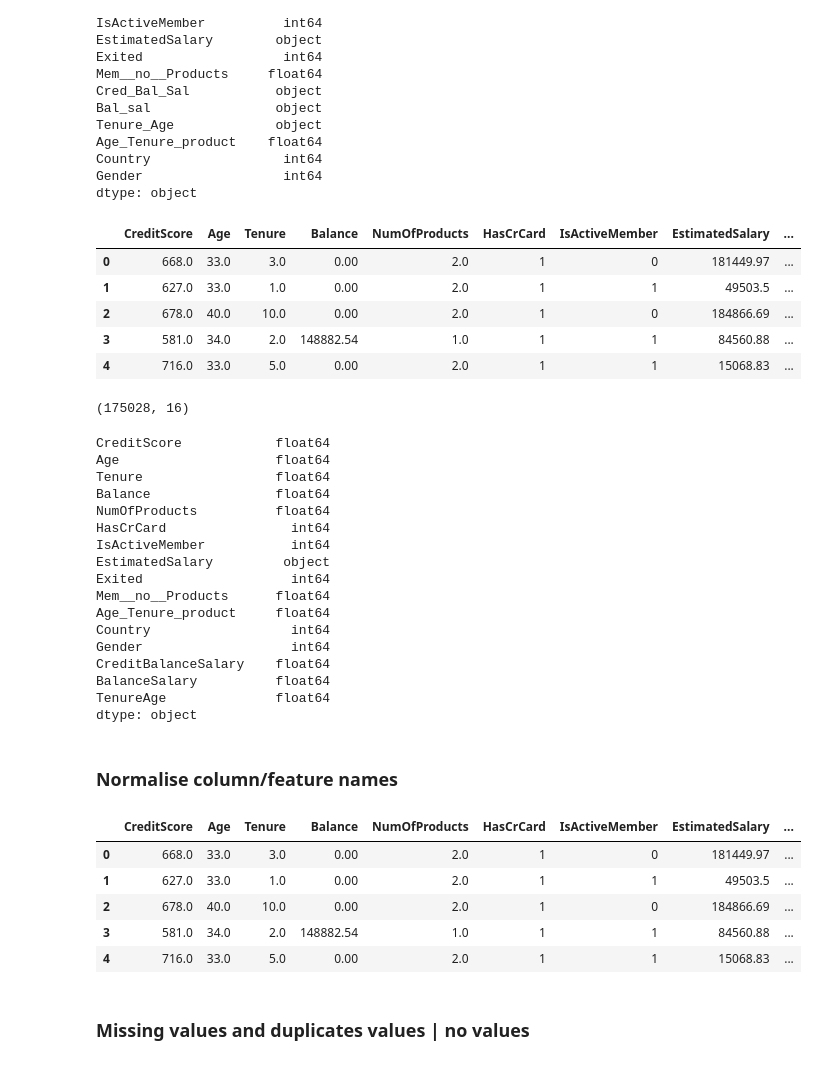
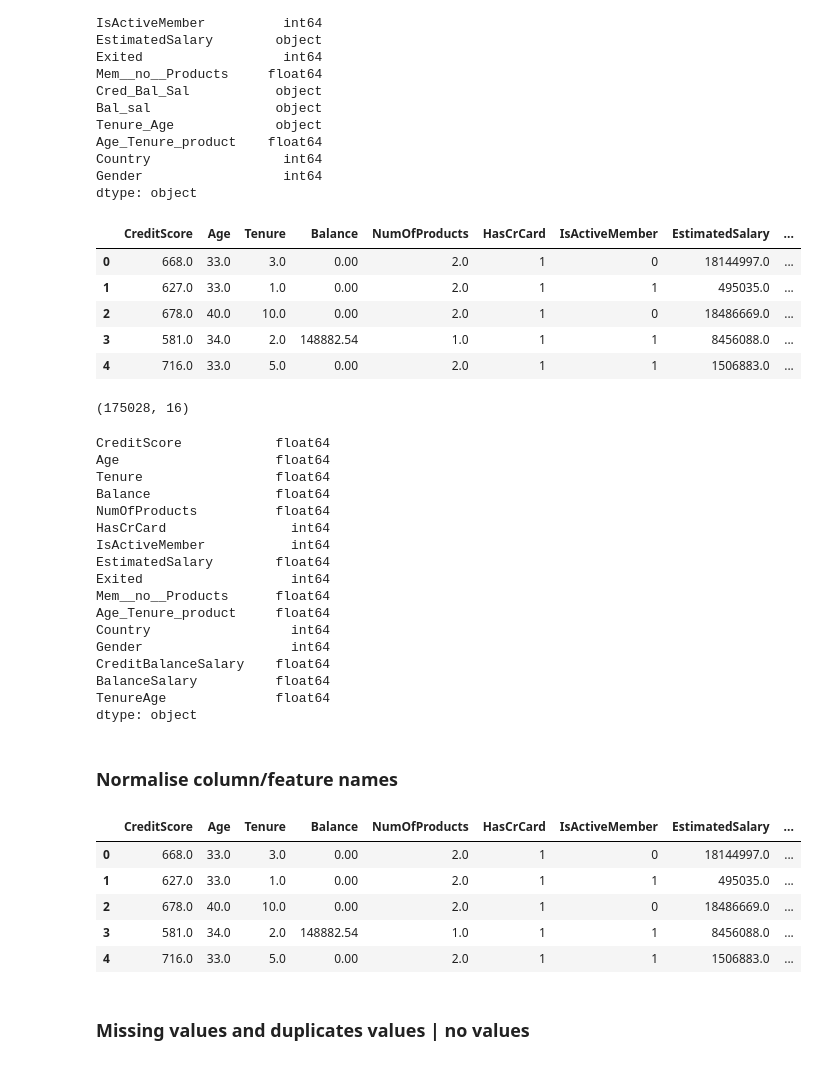
Before and after one commit to kibambe-0167/lrd-first, a Jupyter notebook: app.ipynb, the cells around one changed output. Saved outputs shown, nothing was run; the diff lists cells and outputs as text; code cells hidden in the pictures.

```diff
--- a/app.ipynb
+++ b/app.ipynb
@@ -232,19 +231,20 @@ dtype: object
 # %%
 def dtype_objects_float(x):
   """change dtype of data from object to float for manipulation"""
   return float(str(x).replace(".", "").replace(",", "."))
 
 df["CreditBalanceSalary"] = df["Cred_Bal_Sal"].apply(lambda x: dtype_objects_float(x))
+df["EstimatedSalary"] = df["EstimatedSalary"].apply(lambda x: dtype_objects_float(x))
 df["BalanceSalary"] = df["Bal_sal"].apply(lambda x: dtype_objects_float(x))
 df["TenureAge"] = df["Tenure_Age"].apply(lambda x: dtype_objects_float(x))
 df.head()
 # %% [output]
 |  | CreditScore | Age | Tenure | Balance | NumOfProducts | HasCrCard | IsActiveMember | EstimatedSalary | ... |
-| 0 | 668.0 | 33.0 | 3.0 | 0.00 | 2.0 | 1 | 0 | 181449.97 | ... |
-| 1 | 627.0 | 33.0 | 1.0 | 0.00 | 2.0 | 1 | 1 | 49503.5 | ... |
-| 2 | 678.0 | 40.0 | 10.0 | 0.00 | 2.0 | 1 | 0 | 184866.69 | ... |
-| 3 | 581.0 | 34.0 | 2.0 | 148882.54 | 1.0 | 1 | 1 | 84560.88 | ... |
-| 4 | 716.0 | 33.0 | 5.0 | 0.00 | 2.0 | 1 | 1 | 15068.83 | ... |
+| 0 | 668.0 | 33.0 | 3.0 | 0.00 | 2.0 | 1 | 0 | 18144997.0 | ... |
+| 1 | 627.0 | 33.0 | 1.0 | 0.00 | 2.0 | 1 | 1 | 495035.0 | ... |
+| 2 | 678.0 | 40.0 | 10.0 | 0.00 | 2.0 | 1 | 0 | 18486669.0 | ... |
+| 3 | 581.0 | 34.0 | 2.0 | 148882.54 | 1.0 | 1 | 1 | 8456088.0 | ... |
+| 4 | 716.0 | 33.0 | 5.0 | 0.00 | 2.0 | 1 | 1 | 1506883.0 | ... |
 # %%
 #  Drop columns we changed data type from object float
 #
@@ -261,7 +261,7 @@ Balance                float64
 NumOfProducts          float64
 HasCrCard                int64
 IsActiveMember           int64
-EstimatedSalary         object
+EstimatedSalary        float64
 Exited                   int64
 Mem__no__Products      float64
 Age_Tenure_product     float64
@@ -278,11 +278,11 @@ df.rename(columns={"Mem__no__Products": "MemberNoProducts", "Age_Tenure_product"
 df.head()
 # %% [output]
 |  | CreditScore | Age | Tenure | Balance | NumOfProducts | HasCrCard | IsActiveMember | EstimatedSalary | ... |
-| 0 | 668.0 | 33.0 | 3.0 | 0.00 | 2.0 | 1 | 0 | 181449.97 | ... |
-| 1 | 627.0 | 33.0 | 1.0 | 0.00 | 2.0 | 1 | 1 | 49503.5 | ... |
-| 2 | 678.0 | 40.0 | 10.0 | 0.00 | 2.0 | 1 | 0 | 184866.69 | ... |
-| 3 | 581.0 | 34.0 | 2.0 | 148882.54 | 1.0 | 1 | 1 | 84560.88 | ... |
-| 4 | 716.0 | 33.0 | 5.0 | 0.00 | 2.0 | 1 | 1 | 15068.83 | ... |
+| 0 | 668.0 | 33.0 | 3.0 | 0.00 | 2.0 | 1 | 0 | 18144997.0 | ... |
+| 1 | 627.0 | 33.0 | 1.0 | 0.00 | 2.0 | 1 | 1 | 495035.0 | ... |
+| 2 | 678.0 | 40.0 | 10.0 | 0.00 | 2.0 | 1 | 0 | 18486669.0 | ... |
+| 3 | 581.0 | 34.0 | 2.0 | 148882.54 | 1.0 | 1 | 1 | 8456088.0 | ... |
+| 4 | 716.0 | 33.0 | 5.0 | 0.00 | 2.0 | 1 | 1 | 1506883.0 | ... |
 # %% [markdown]
 ### Missing values and duplicates values | no values
 # %%
```
Also changed, not shown: parts of 25 cells of this notebook.
